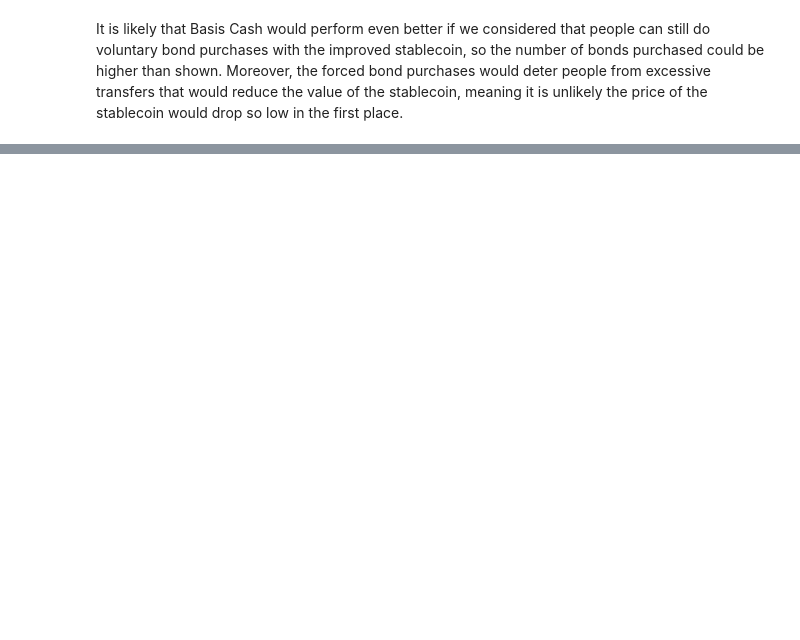
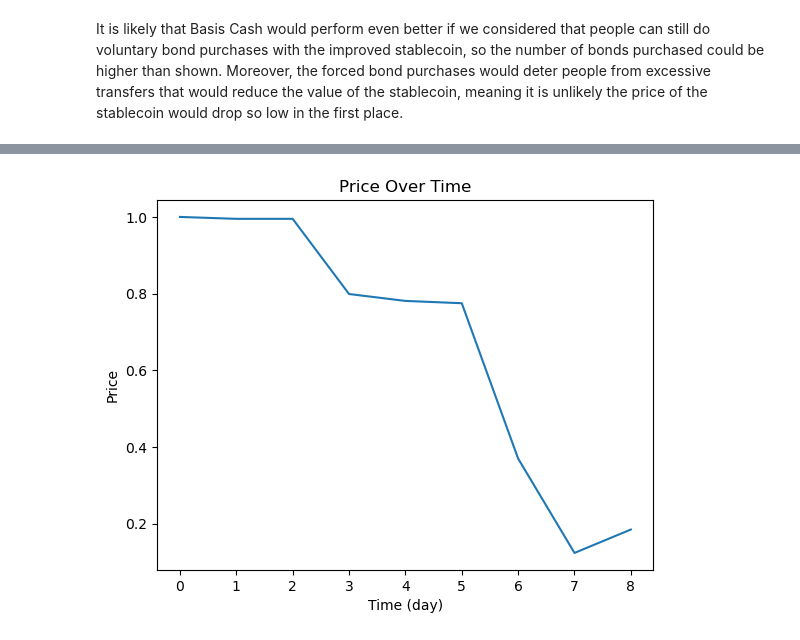
Before and after one commit to nithintatikonda1/SeigniorageStablecoinSimplified, a Jupyter notebook: data/stablecoin.ipynb, the cells around one changed output, grey strips where cells are left out. Cells and saved outputs as stored; diff of their text form; code cells hidden in the pictures; blank space fills up the shorter version.

```diff
--- a/data/stablecoin.ipynb
+++ b/data/stablecoin.ipynb
@@ -240,0 +280,24 @@ It is likely that Basis Cash would perform even better if we considered that peo
+# %%
+ust_transactions = pd.read_csv('ust_transactions_raw.csv')
+ust_transactions['Amount'] = ust_transactions['Amount'].str.replace(',', '')
+ust_transactions['Amount'] = pd.to_numeric(ust_transactions['Amount'])
+ust_transactions['day'] = ust_transactions['Date Time (UTC)'].str[8:10].astype(int)
+ust_transactions['date'] = pd.to_datetime(ust_transactions['Date Time (UTC)'])
+ust_transactions['hour'] = ust_transactions['date'].dt.hour
+ust_transactions = ust_transactions[['day','Amount', 'hour']]
+ust_transactions = ust_transactions.sort_values(by = ['day', 'hour'])
+
+lst = []
+for i in range(len(ust_transactions)):
+    day = ust_transactions.iloc[i,0]
+    hour =  ust_transactions.iloc[i,2]
+    p1 = ust_prices[day - 6]
+    p2 = ust_prices[day - 5]
+    price = ((23 - hour) * p1 + (hour) * p2) / 23
+
+    lst.append(price)
+
+ust_transactions['price'] = lst
+ust_transactions = ust_transactions[['day', 'Amount','price']]
+ust_transactions.to_csv('ust_transactions.csv')
+ust_transactions.head(100)
@@ -240,0 +318,9 @@ It is likely that Basis Cash would perform even better if we considered that peo
+# %%
+days = [i for i in range(9)]
+plt.plot(days, ust_prices)
+plt.title('Price Over Time')
+plt.xlabel('Time (day)')
+plt.ylabel('Price')
+plt.show()
+# %% [output]
+[figure, added]
```
Also changed, not shown: parts of 11 cells of this notebook, 5 other files.
